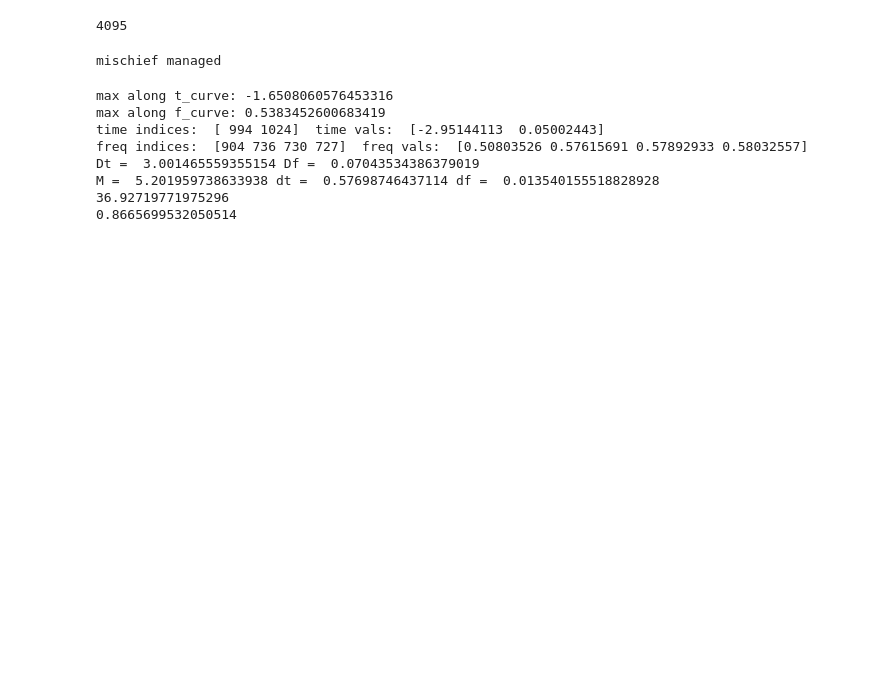
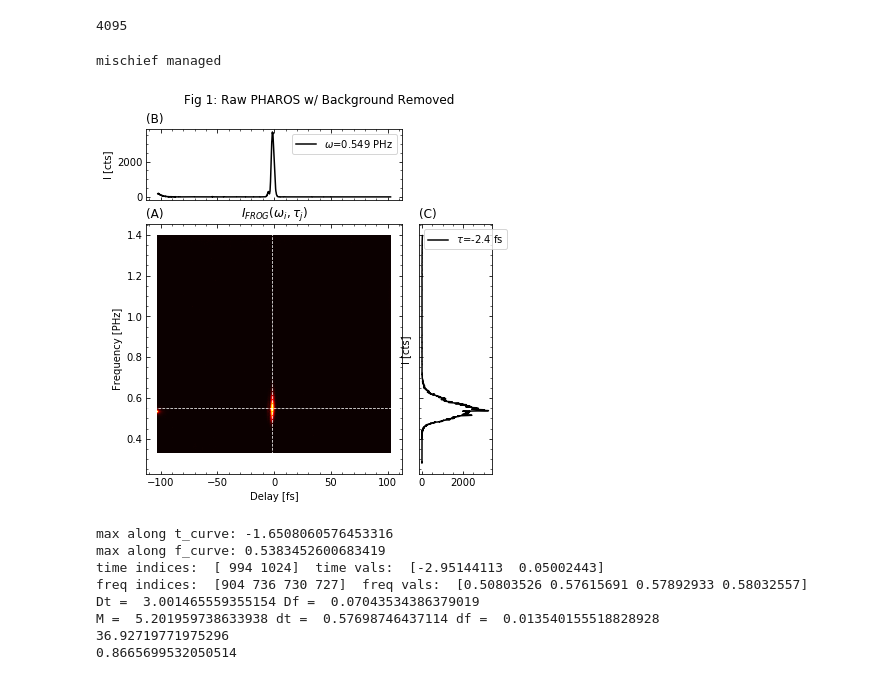
Before and after one commit to ChowdhuryGroup/FROG, a Jupyter notebook: processing4show.ipynb, the cells around one changed output. Cells and saved outputs as stored; diff of their text form; code cells hidden in the pictures; blank space fills up the shorter version.

```diff
--- a/processing4show.ipynb
+++ b/processing4show.ipynb
@@ -57,6 +57,10 @@ if (trace[492,157]>1000):
 assert(trace.dtype==np.ushort)
 # %% [output]
 mischief managed
+# %%
+tst.nice_plot(trace,d_arr,-2.3/s2fs,f_arr,.55/h2th,fname='rp_bkg-rem_2048.png',title='Raw PHAROS w/ Background Removed')
+# %% [output]
+[figure, added]
 # %%
 # tst.rough_plot(trace,d_arr,f_arr,chose_f=.55/h2th,chose_d=-2.3/s2fs)
 # # may also want contour before and after avg_removal
```
Also changed, not shown: parts of 14 cells of this notebook, 5 other files.
